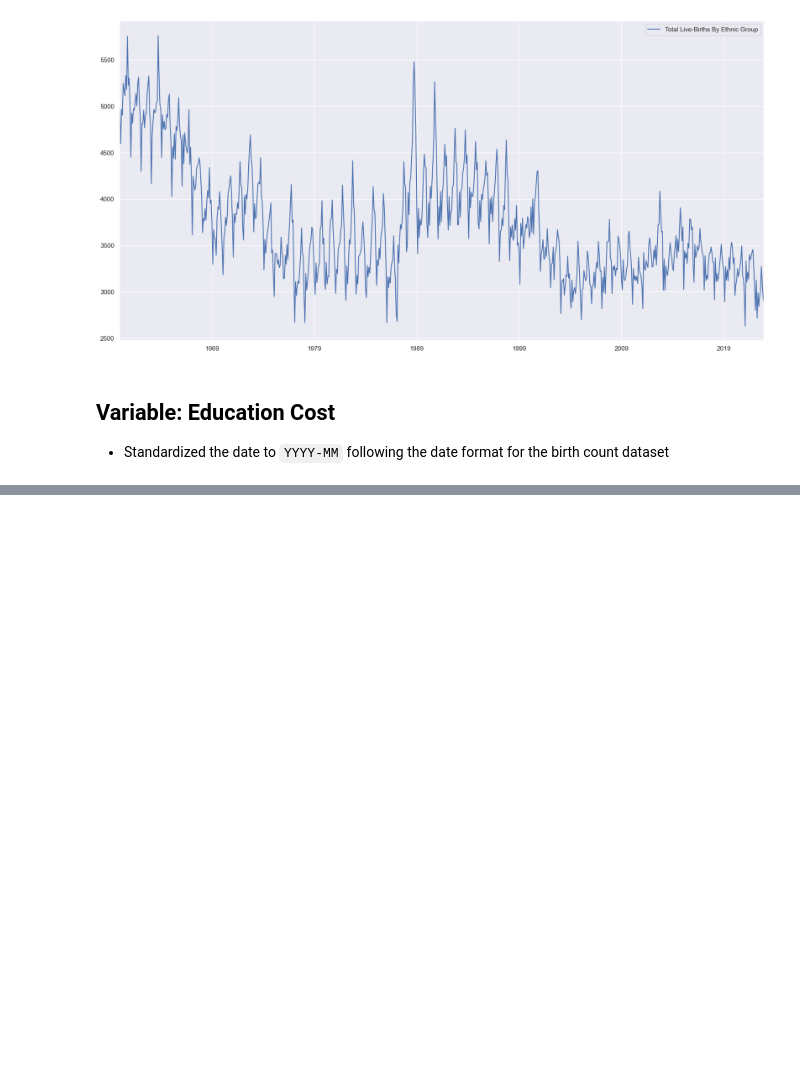
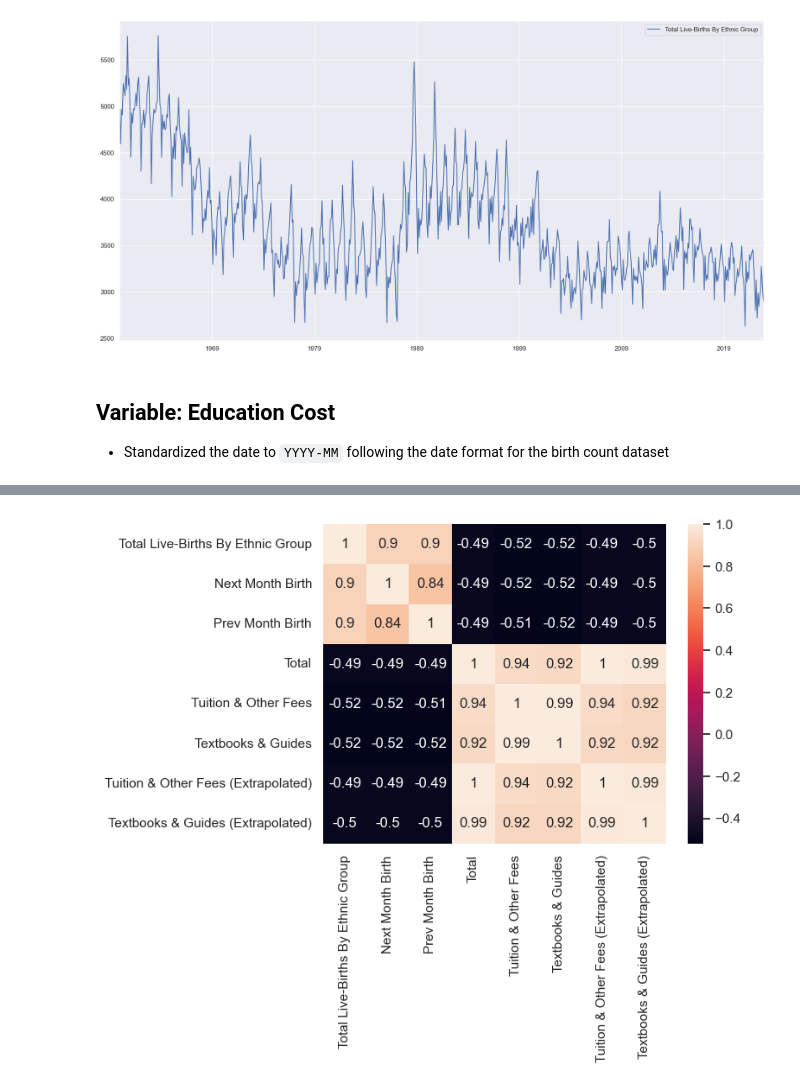
Before and after one commit to SleepHan/SC1015-Mini-Project, a Jupyter notebook: Education Cost Analysis.ipynb, the cells around one changed output, grey strips where cells are left out. Cells and saved outputs as stored; diff of their text form; code cells hidden in the pictures; blank space fills up the shorter version.

```diff
--- a/Education Cost Analysis.ipynb
+++ b/Education Cost Analysis.ipynb
@@ -111,6 +125,9 @@ eduMerge.plot(figsize=(20, 10))
 # %%
 eduMerge.info()
 eduMerge.corr()
+corr_matrix = eduMerge.corr()
+sb.heatmap(corr_matrix, annot=True)
+plt.show()
 # %% [output]
 <class 'pandas.core.frame.DataFrame'>
 PeriodIndex: 744 entries, 1961-01 to 2022-12
@@ -136,2 +148,3 @@ memory usage: 56.9 KB
+[figure, added]
 # %% [markdown]
 ## Analysis
```
Also changed, not shown: parts of 21 cells of this notebook, 1 other file.
